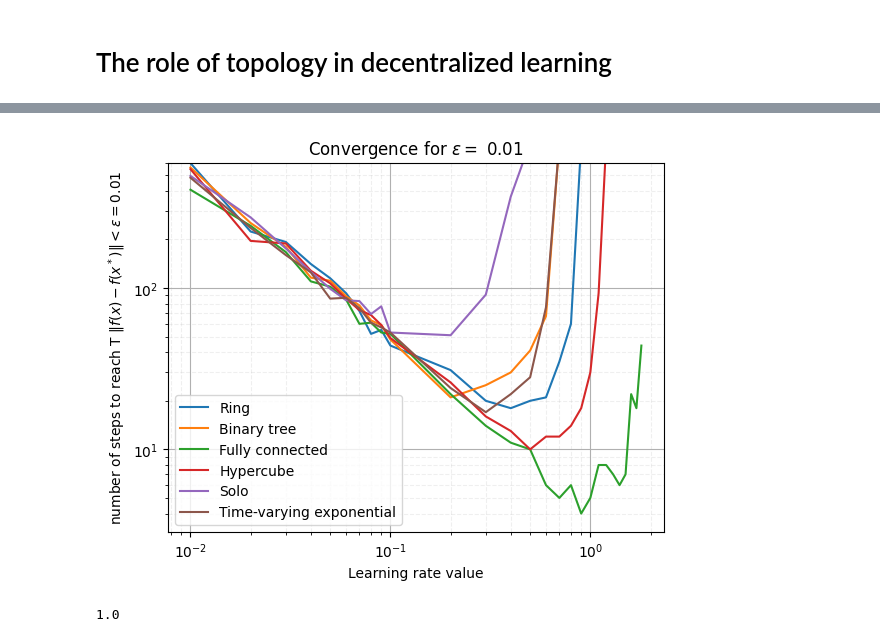
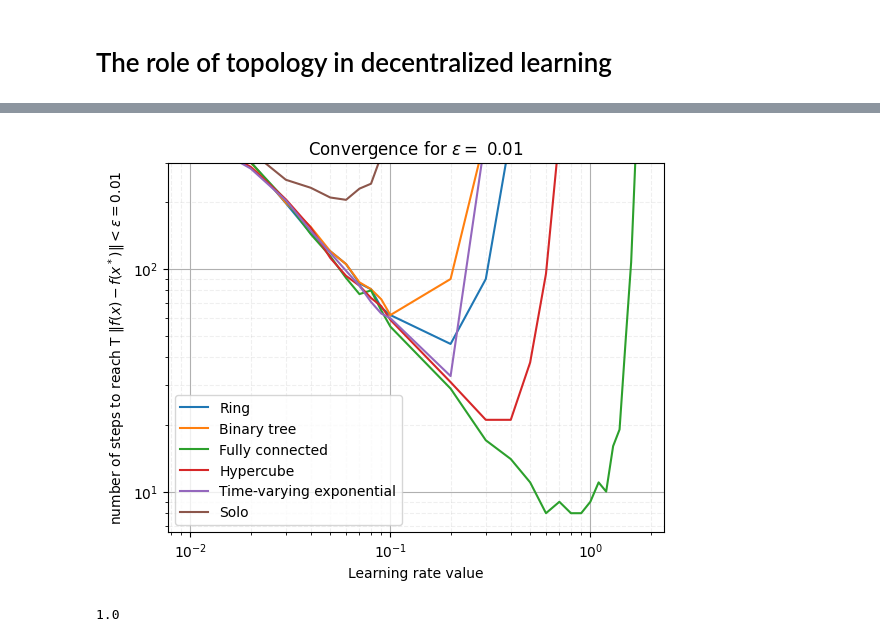
Before and after one commit to hduprieu/changing_topology, a Jupyter notebook: EA.ipynb, the cells around one changed output, grey strips where cells are left out. Drawn from its saved outputs; the diff is of its cells as text; code cells hidden in the pictures.

```diff
--- a/EA.ipynb
+++ b/EA.ipynb
@@ -421,6 +421,7 @@ def DSGD_toypbm(lr, d, n, T, topologies, show):
             norms.append(np.mean(np.linalg.norm(X, axis = 1, ord = 2)))
         if show :
             ax.plot(np.arange(0, T), norms, label = topology)
+            ax.set_yscale('log')
             ax.legend()
         final_results.append(norms[-1])
     if show:
@@ -480,6 +484,7 @@ def learning_rate_dependency(d, n, T, topologies):
         matrix[k,:] = np.array(DSGD_toypbm(lr, d, n, T, topologies, False))
     for topology, j in zip(topologies, range(len(topologies))):
         ax.plot(learning_rates, matrix[:,j], label = topology)
+        ax.set_yscale('log')
         ax.set_xscale('log')
         ax.legend()
     ax.set_ylabel(f'$\| f(x^*) - f(x) \| $')
@@ -489,5 +494,5 @@ def learning_rate_dependency(d, n, T, topologies):
     ax.grid(which='minor', alpha=0.2, linestyle='--')
     plt.show()
 
-learning_rate_dependency(d, n, 1000, topologies[:-1])
+learning_rate_dependency(d, n, 10, topologies[:-1])
 # %% [output]
@@ -530,36 +535,36 @@ def DSGD_toypbm_epsilon(lr, d, n, topology, T_max, epsilon):
 
 def learning_rate_dependency_number_of_steps(d, n, topologies, T_max, epsilon):
     '''
     Plotting the number of steps needed depending on the value of the learning rate and the topology to reach an error of the loss function < epsilon.
 
     Inputs :
     ----------
     d: dimension
     n: number of agents
     topologies: the gossip matrix
     T_max: max number of time steps
     epsilon: the convergence value
     '''
     learning_rates = list_learning_rates()
     matrix_T = np.zeros((len(learning_rates), len(topologies)))
     fig, ax = plt.subplots()
     for topology, j in zip(topologies, range(len(topologies))):
         for lr, k in zip(learning_rates, range(len(learning_rates))):
             matrix_T[k,j] = DSGD_toypbm_epsilon(lr, d, n, topology, T_max, epsilon)[0]
         ax.plot(learning_rates, matrix_T[:,j], label = topology)
         ax.set_xscale('log')
         ax.set_yscale('log')
         ax.legend()
     ax.set_ylabel(f'number of steps to reach T $\| f(x) - f(x^*)\| < \epsilon = ${epsilon}')
     ax.set_xlabel('Learning rate value')
-    ax.set_ylim(top = 600)
+    ax.set_ylim(top = 300)
     ax.set_title(f'Convergence for $\epsilon =$ {epsilon}')
     ax.grid(which='both')
     ax.grid(which='minor', alpha=0.2, linestyle='--')
     plt.show()
-learning_rate_dependency_number_of_steps(d, n, topologies, 800, 0.01)
+learning_rate_dependency_number_of_steps(16, 64, topologies, 400, 0.01)
 # %% [output]
-[figure, old version]
+[figure, new version]
 # %%
 def nW(gamma, W):
     """
```
Also changed, not shown: parts of 3 cells of this notebook.
